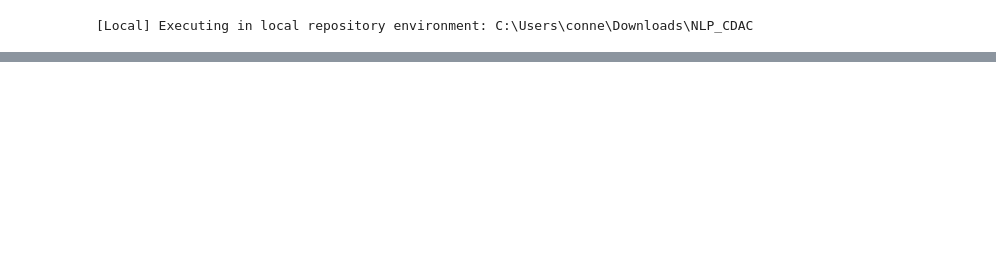
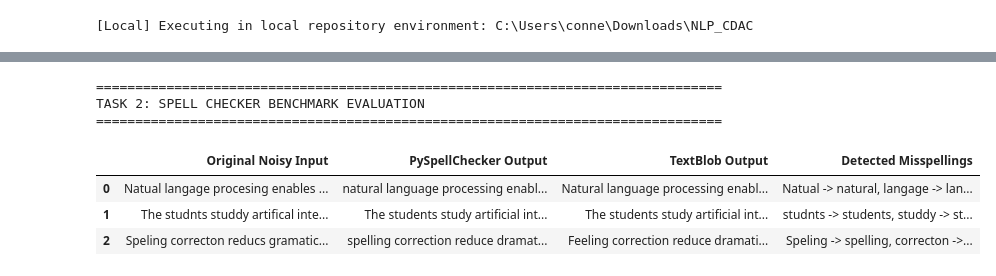
Before and after one commit to Abiads/NLP_CDAC, a Jupyter notebook: assignments/assignment-03/assignment_03.ipynb, the cells around one changed output, grey strips where cells are left out. Cells and saved outputs as stored; diff of their text form; code cells hidden in the pictures; blank space fills up the shorter version.

```diff
--- a/assignments/assignment-03/assignment_03.ipynb
+++ b/assignments/assignment-03/assignment_03.ipynb
@@ -39,0 +136,59 @@ else:
+# %%
+from spellchecker import SpellChecker
+from textblob import TextBlob
+import pandas as pd
+
+spell = SpellChecker()
+
+noisy_sentences = [
+    "Natual langage procesing enables inteligent computr systems.",
+    "The studnts studdy artifical inteligence in the unversity.",
+    "Speling correcton reducs gramaticl errros signficantly."
+]
+
+spell_eval_rows = []
+
+for raw_sent in noisy_sentences:
+    words = raw_sent.replace('.', '').split()
+
+    # PySpellChecker token-by-token
+    misspelled = spell.unknown(words)
+    pyspell_corrected = []
+    corrections_made = []
+
+    for w in words:
+        w_clean = w.lower()
+        if w_clean in misspelled:
+            candidate = spell.correction(w_clean)
+            cand_fixed = candidate if candidate else w
+            pyspell_corrected.append(cand_fixed)
+            corrections_made.append(f"{w} -> {cand_fixed}")
+        else:
+            pyspell_corrected.append(w)
+
+    pyspell_output = " ".join(pyspell_corrected) + "."
+
+    # TextBlob sentence-level correction
+    blob = TextBlob(raw_sent)
+    textblob_output = str(blob.correct())
+
+    spell_eval_rows.append({
+        "Original Noisy Input": raw_sent,
+        "PySpellChecker Output": pyspell_output,
+        "TextBlob Output": textblob_output,
+        "Detected Misspellings": ", ".join(corrections_made)
+    })
+
+print("=" * 80)
+print("TASK 2: SPELL CHECKER BENCHMARK EVALUATION")
+print("=" * 80)
+df_spell = pd.DataFrame(spell_eval_rows)
+display(df_spell)
+# %% [output]
+================================================================================
+TASK 2: SPELL CHECKER BENCHMARK EVALUATION
+================================================================================
+|  | Original Noisy Input | PySpellChecker Output | TextBlob Output | Detected Misspellings |
+| 0 | Natual langage procesing enables ... | natural language processing enabl... | Natural language processing enabl... | Natual -> natural, langage -> lan... |
+| 1 | The studnts studdy artifical inte... | The students study artificial int... | The students study artificial int... | studnts -> students, studdy -> st... |
+| 2 | Speling correcton reducs gramatic... | spelling correction reduce dramat... | Feeling correction reduce dramati... | Speling -> spelling, correcton ->... |
```
Also changed, not shown: parts of 26 cells of this notebook, 16 other files.
